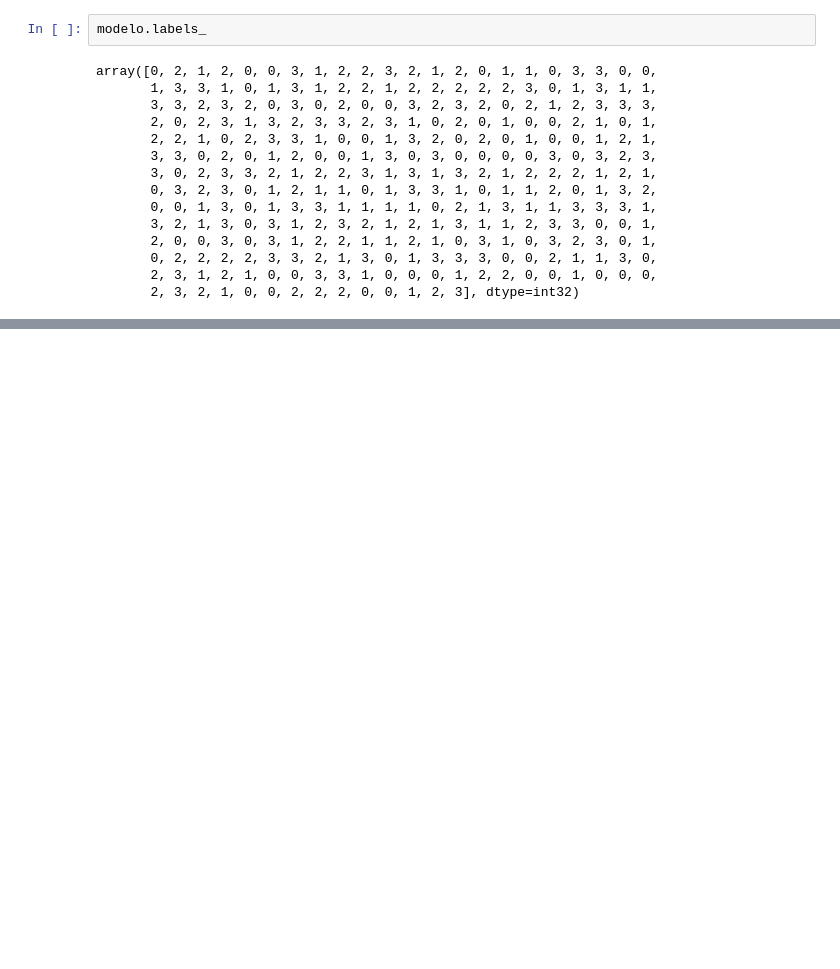
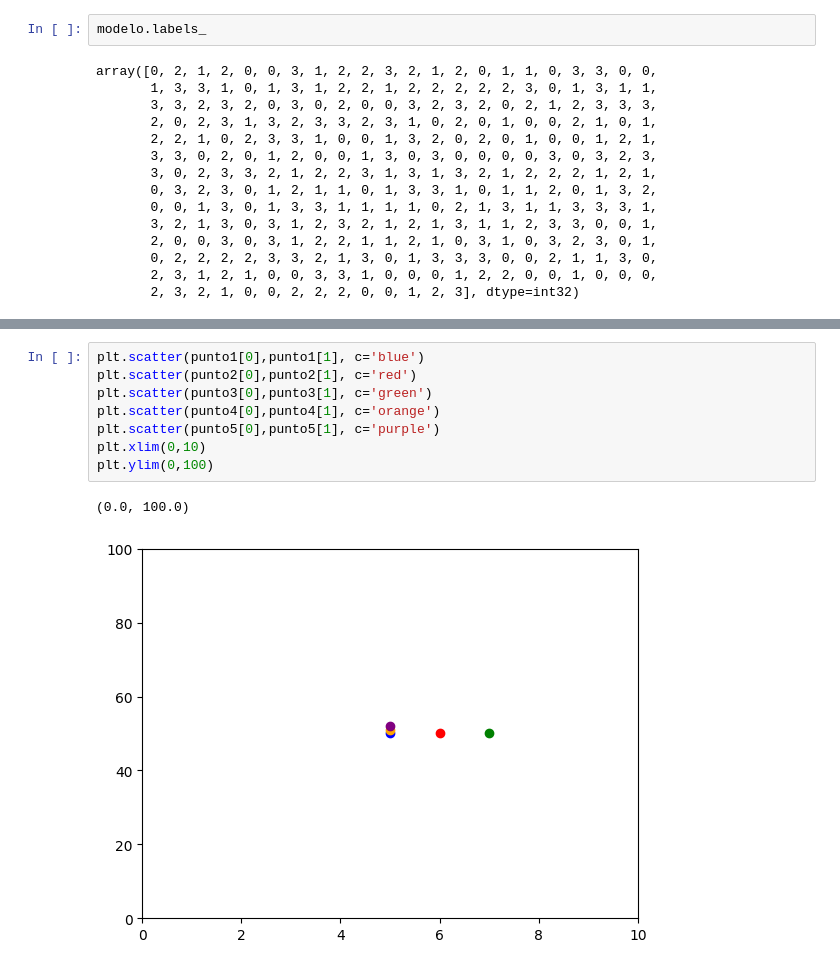
Before and after one commit to martinbedia/mineria, a Jupyter notebook: 30oct.ipynb, the cells around one changed output, grey strips where cells are left out. Cells and saved outputs as stored; diff of their text form; blank space fills up the shorter version.

```diff
--- a/30oct.ipynb
+++ b/30oct.ipynb
@@ -211,0 +263,11 @@ array([0, 2, 1, 2, 0, 0, 3, 1, 2, 2, 3, 2, 1, 2, 0, 1, 1, 0, 3, 3, 0, 0,
+# %%
+plt.scatter(punto1[0],punto1[1], c='blue')
+plt.scatter(punto2[0],punto2[1], c='red')
+plt.scatter(punto3[0],punto3[1], c='green')
+plt.scatter(punto4[0],punto4[1], c='orange')
+plt.scatter(punto5[0],punto5[1], c='purple')
+plt.xlim(0,10)
+plt.ylim(0,100)
+# %% [output]
+(0.0, 100.0)
+[figure, added]
```
Also changed, not shown: parts of 9 cells of this notebook.
